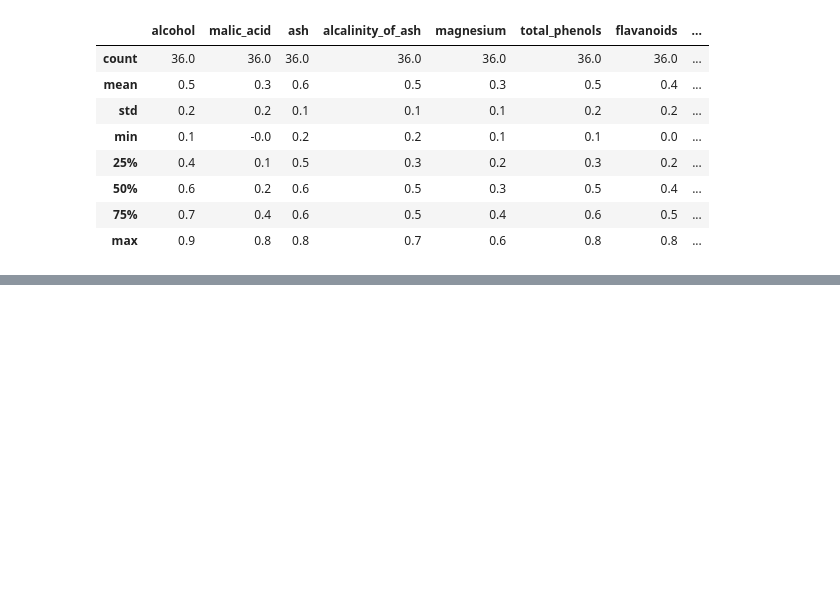
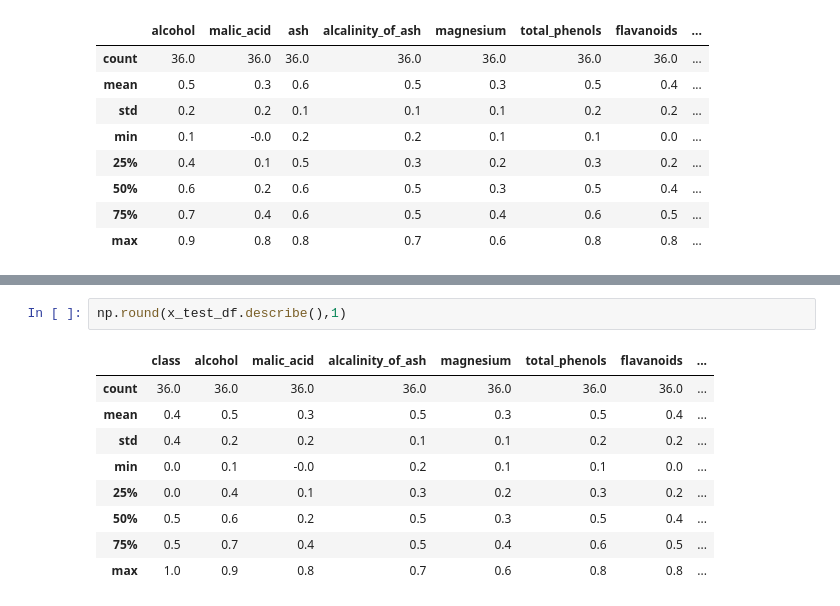
Before and after one commit to saim9211/Machine-Learning-Stuff, a Jupyter notebook: statistics_ml.ipynb, the cells around one changed output, grey strips where cells are left out. Drawn from its saved outputs; the diff is of its cells as text; blank space fills up the shorter version.

```diff
--- a/statistics_ml.ipynb
+++ b/statistics_ml.ipynb
@@ -651,0 +683,12 @@ np.round(x_test_df.describe(),1)
+# %%
+np.round(x_test_df.describe(),1)
+# %% [output]
+|  | class | alcohol | malic_acid | alcalinity_of_ash | magnesium | total_phenols | flavanoids | ... |
+| count | 36.0 | 36.0 | 36.0 | 36.0 | 36.0 | 36.0 | 36.0 | ... |
+| mean | 0.4 | 0.5 | 0.3 | 0.5 | 0.3 | 0.5 | 0.4 | ... |
+| std | 0.4 | 0.2 | 0.2 | 0.1 | 0.1 | 0.2 | 0.2 | ... |
+| min | 0.0 | 0.1 | -0.0 | 0.2 | 0.1 | 0.1 | 0.0 | ... |
+| 25% | 0.0 | 0.4 | 0.1 | 0.3 | 0.2 | 0.3 | 0.2 | ... |
+| 50% | 0.5 | 0.6 | 0.2 | 0.5 | 0.3 | 0.5 | 0.4 | ... |
+| 75% | 0.5 | 0.7 | 0.4 | 0.5 | 0.4 | 0.6 | 0.5 | ... |
+| max | 1.0 | 0.9 | 0.8 | 0.7 | 0.6 | 0.8 | 0.8 | ... |
```
Also changed, not shown: parts of 16 cells of this notebook.
